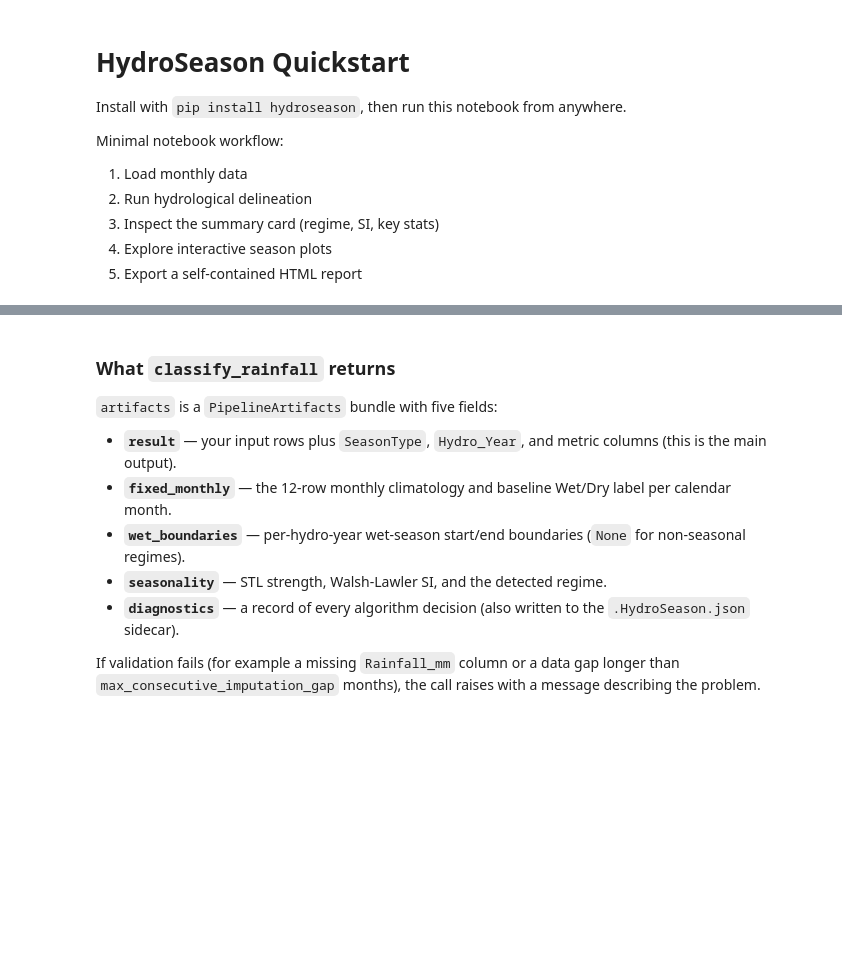
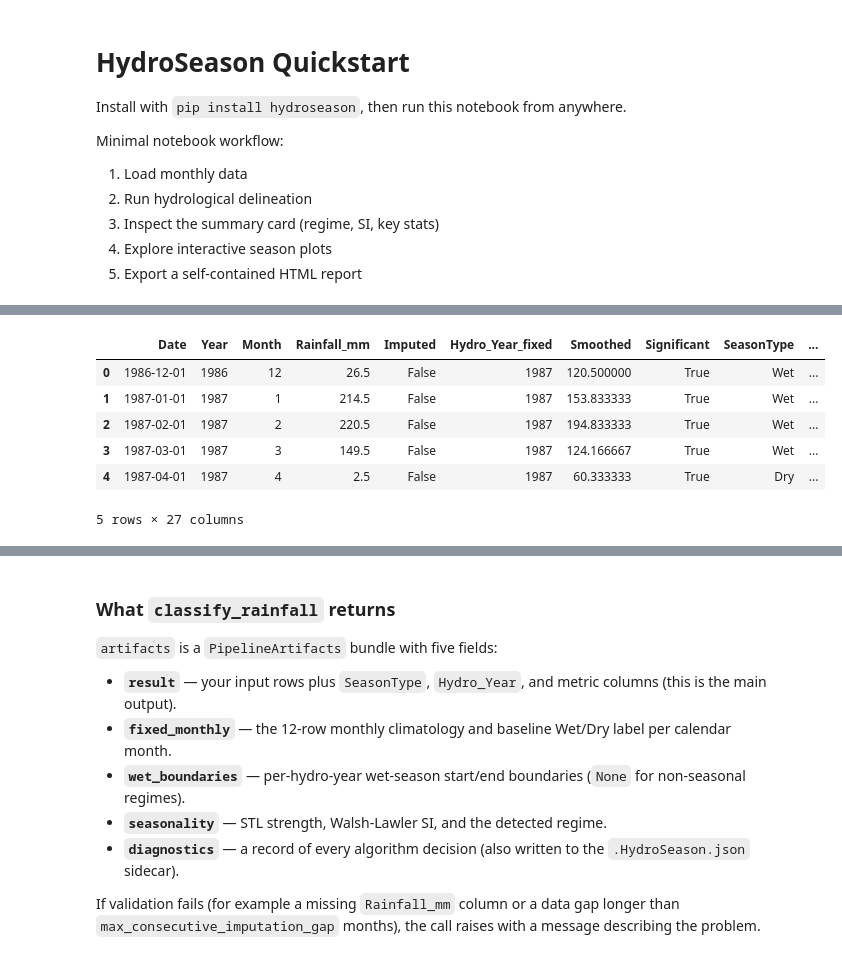
Before and after one commit to tayerthiaggo/hydroseason, a Jupyter notebook: notebooks/hydroseason_quickstart.ipynb, the cells around one changed output, grey strips where cells are left out. Drawn from its saved outputs; the diff is of its cells as text; code cells hidden in the pictures; blank space fills up the shorter version.

```diff
--- a/notebooks/hydroseason_quickstart.ipynb
+++ b/notebooks/hydroseason_quickstart.ipynb
@@ -24,8 +33,16 @@ df.head()
 # %%
 from hydroseason import classify_rainfall
 from hydroseason.report import display_summary
 
 artifacts = classify_rainfall(df)
 result = artifacts.result
 
-display_summary(artifacts)
+result.head()
+# %% [output]
+|  | Date | Year | Month | Rainfall_mm | Imputed | Hydro_Year_fixed | Smoothed | Significant | SeasonType | ... |
+| 0 | 1986-12-01 | 1986 | 12 | 26.5 | False | 1987 | 120.500000 | True | Wet | ... |
+| 1 | 1987-01-01 | 1987 | 1 | 214.5 | False | 1987 | 153.833333 | True | Wet | ... |
+| 2 | 1987-02-01 | 1987 | 2 | 220.5 | False | 1987 | 194.833333 | True | Wet | ... |
+| 3 | 1987-03-01 | 1987 | 3 | 149.5 | False | 1987 | 124.166667 | True | Wet | ... |
+| 4 | 1987-04-01 | 1987 | 4 | 2.5 | False | 1987 | 60.333333 | True | Dry | ... |
+5 rows × 27 columns
```
Also changed, not shown: parts of 6 cells of this notebook, 51 other files.
